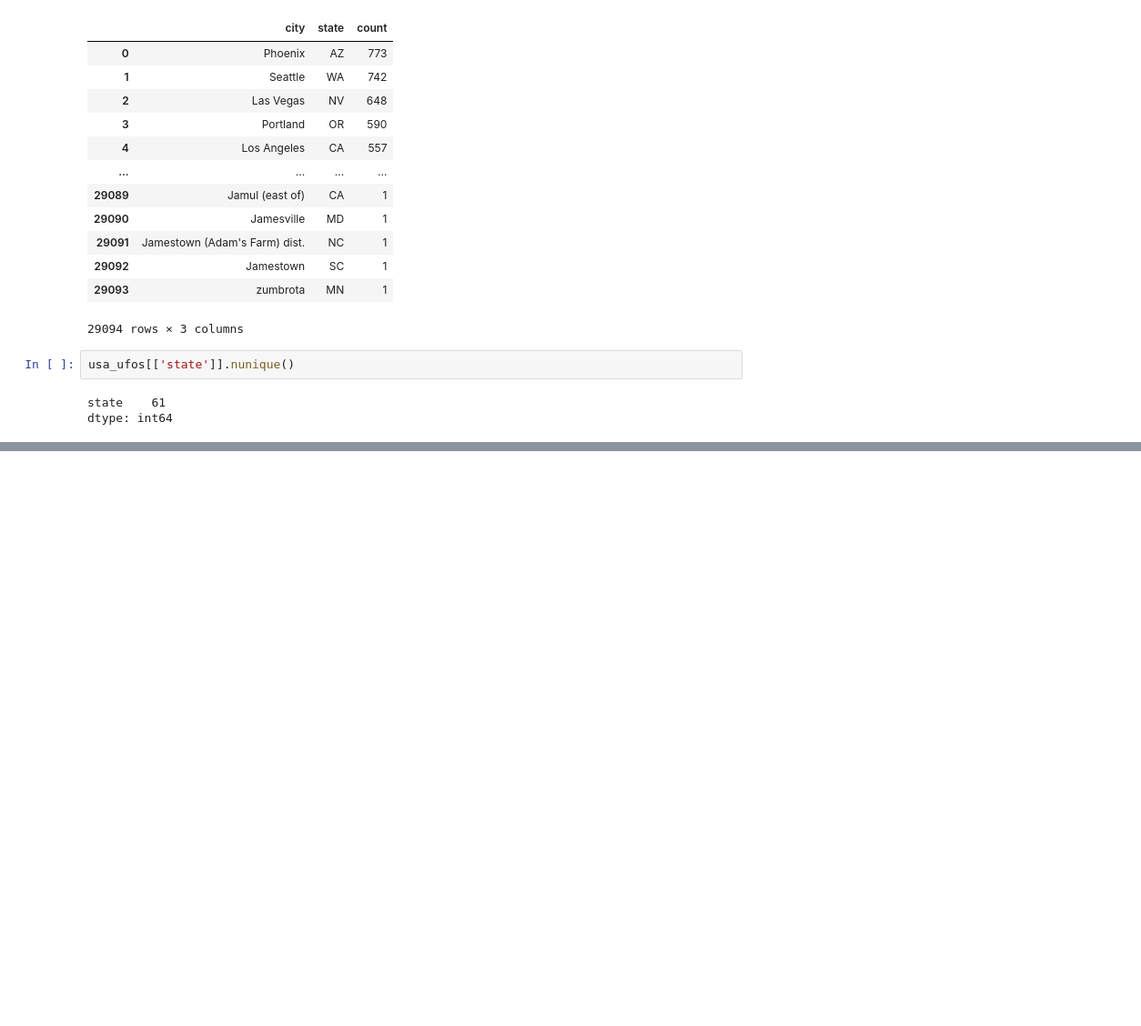
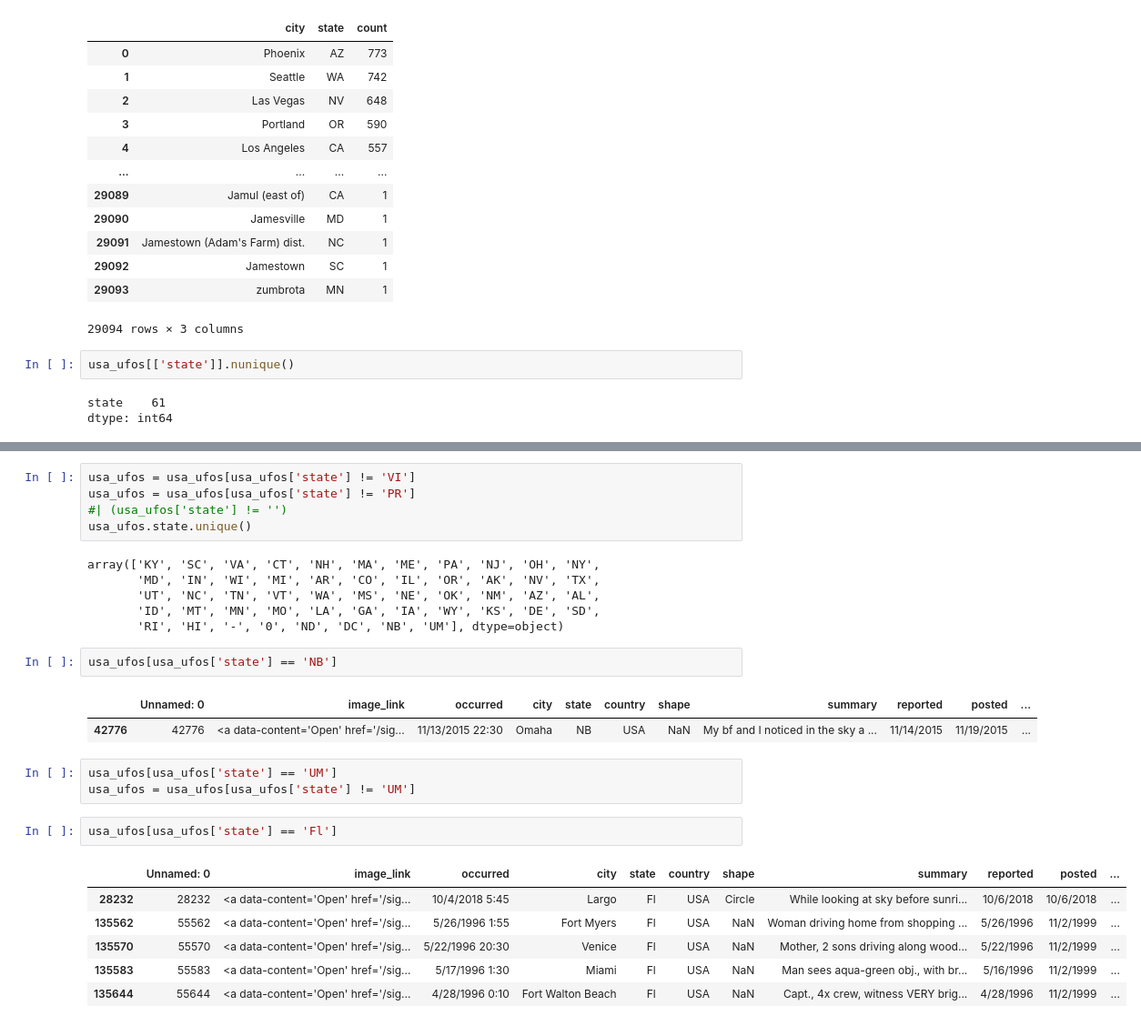
Before and after one commit to t-white-21/ufo-exploration, a Jupyter notebook: notebooks/ufo_sightings.ipynb, the cells around one changed output, grey strips where cells are left out. Shown: that part at 91% size. Drawn from its saved outputs; the diff is of its cells as text; blank space fills up the shorter version.

```diff
--- a/notebooks/ufo_sightings.ipynb
+++ b/notebooks/ufo_sightings.ipynb
@@ -91,0 +125,28 @@ Name: state, Length: 132522, dtype: object>
+# %%
+usa_ufos = usa_ufos[usa_ufos['state'] != 'VI']
+usa_ufos = usa_ufos[usa_ufos['state'] != 'PR']
+#| (usa_ufos['state'] != '')
+usa_ufos.state.unique()
+# %% [output]
+array(['KY', 'SC', 'VA', 'CT', 'NH', 'MA', 'ME', 'PA', 'NJ', 'OH', 'NY',
+       'MD', 'IN', 'WI', 'MI', 'AR', 'CO', 'IL', 'OR', 'AK', 'NV', 'TX',
+       'UT', 'NC', 'TN', 'VT', 'WA', 'MS', 'NE', 'OK', 'NM', 'AZ', 'AL',
+       'ID', 'MT', 'MN', 'MO', 'LA', 'GA', 'IA', 'WY', 'KS', 'DE', 'SD',
+       'RI', 'HI', '-', '0', 'ND', 'DC', 'NB', 'UM'], dtype=object)
+# %%
+usa_ufos[usa_ufos['state'] == 'NB']
+# %% [output]
+|  | Unnamed: 0 | image_link | occurred | city | state | country | shape | summary | reported | posted | ... |
+| 42776 | 42776 | <a data-content='Open' href='/sig... | 11/13/2015 22:30 | Omaha | NB | USA | NaN | My bf and I noticed in the sky a ... | 11/14/2015 | 11/19/2015 | ... |
+# %%
+usa_ufos[usa_ufos['state'] == 'UM']
+usa_ufos = usa_ufos[usa_ufos['state'] != 'UM']
+# %%
+usa_ufos[usa_ufos['state'] == 'Fl']
+# %% [output]
+|  | Unnamed: 0 | image_link | occurred | city | state | country | shape | summary | reported | posted | ... |
+| 28232 | 28232 | <a data-content='Open' href='/sig... | 10/4/2018 5:45 | Largo | Fl | USA | Circle | While looking at sky before sunri... | 10/6/2018 | 10/6/2018 | ... |
+| 135562 | 55562 | <a data-content='Open' href='/sig... | 5/26/1996 1:55 | Fort Myers | Fl | USA | NaN | Woman driving home from shopping ... | 5/26/1996 | 11/2/1999 | ... |
+| 135570 | 55570 | <a data-content='Open' href='/sig... | 5/22/1996 20:30 | Venice | Fl | USA | NaN | Mother, 2 sons driving along wood... | 5/22/1996 | 11/2/1999 | ... |
+| 135583 | 55583 | <a data-content='Open' href='/sig... | 5/17/1996 1:30 | Miami | Fl | USA | NaN | Man sees aqua-green obj., with br... | 5/16/1996 | 11/2/1999 | ... |
+| 135644 | 55644 | <a data-content='Open' href='/sig... | 4/28/1996 0:10 | Fort Walton Beach | Fl | USA | NaN | Capt., 4x crew, witness VERY brig... | 4/28/1996 | 11/2/1999 | ... |
```
Also changed, not shown: parts of 9 cells of this notebook.
